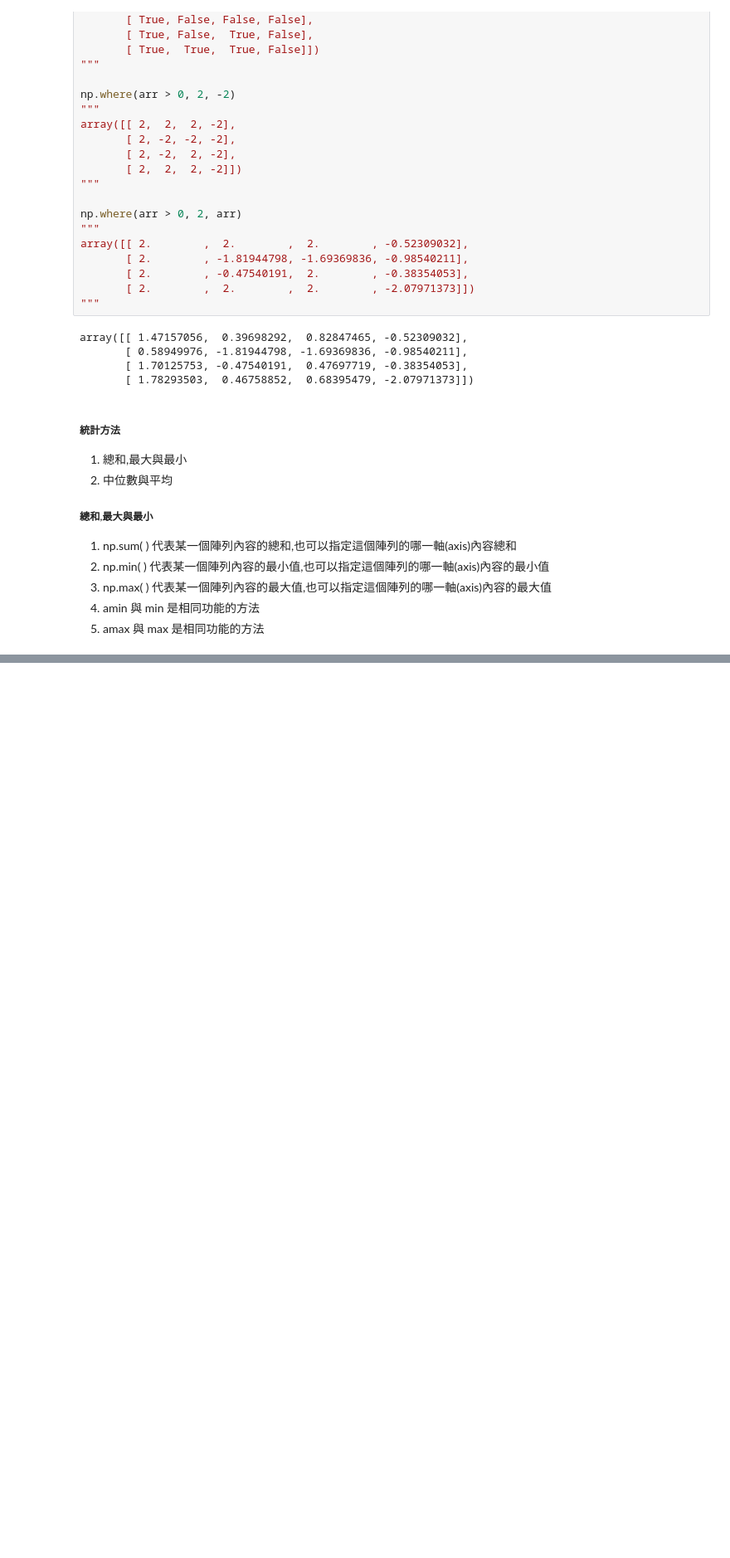
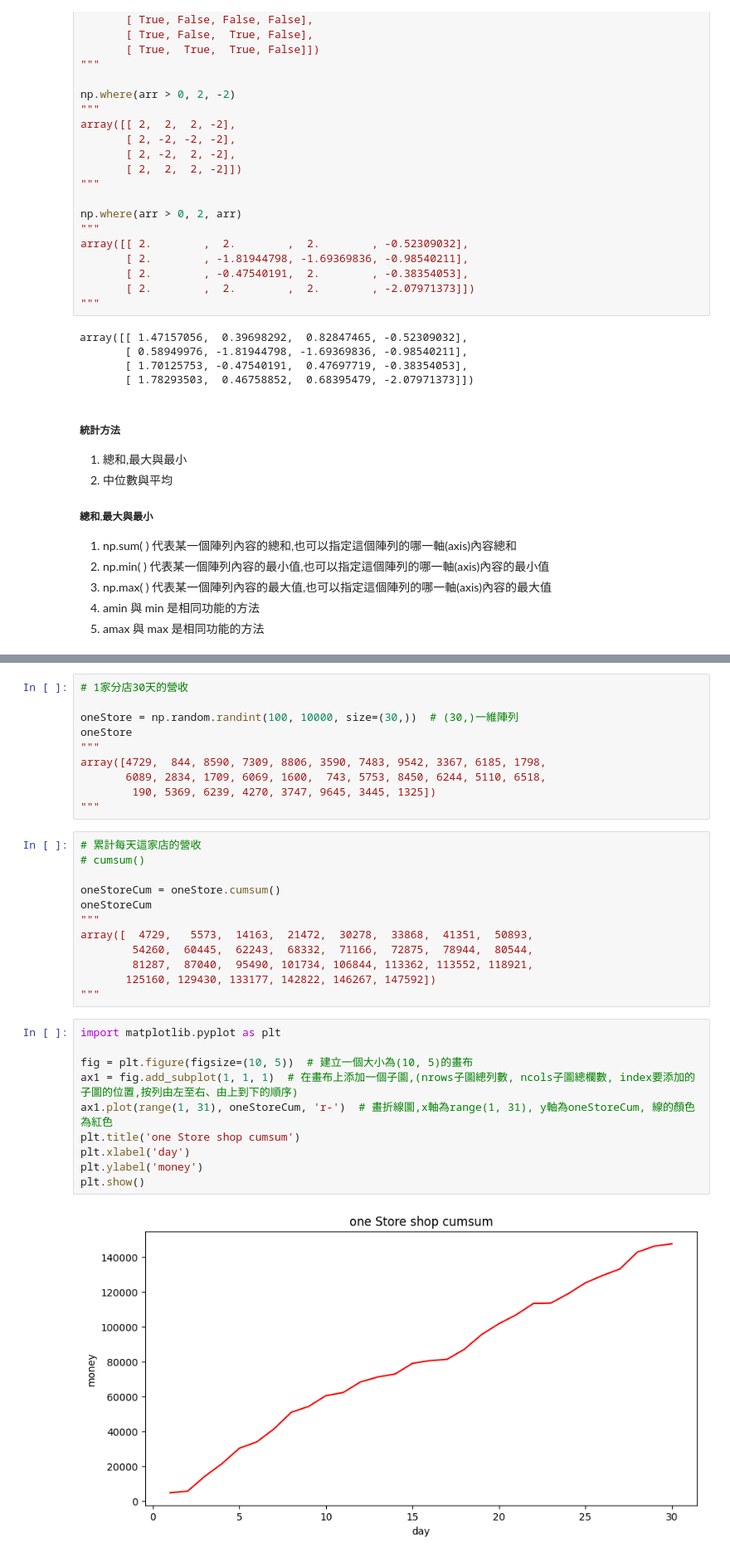
Before and after one commit to xuanlll17/11209_python, a Jupyter notebook: numpy/numpy.ipynb, the cells around one changed output, grey strips where cells are left out. Shown at 83% size. Drawn from its saved outputs; the diff is of its cells as text; blank space fills up the shorter version.

```diff
--- a/numpy/numpy.ipynb
+++ b/numpy/numpy.ipynb
@@ -1790,0 +1903,34 @@ array([[ 1.47157056,  0.39698292,  0.82847465, -0.52309032],
+# %%
+# 1家分店30天的營收
+
+oneStore = np.random.randint(100, 10000, size=(30,))  # (30,)一維陣列
+oneStore
+"""
+array([4729,  844, 8590, 7309, 8806, 3590, 7483, 9542, 3367, 6185, 1798,
+       6089, 2834, 1709, 6069, 1600,  743, 5753, 8450, 6244, 5110, 6518,
+        190, 5369, 6239, 4270, 3747, 9645, 3445, 1325])
+"""
+# %%
+# 累計每天這家店的營收
+# cumsum()
+
+oneStoreCum = oneStore.cumsum()
+oneStoreCum
+"""
+array([  4729,   5573,  14163,  21472,  30278,  33868,  41351,  50893,
+        54260,  60445,  62243,  68332,  71166,  72875,  78944,  80544,
+        81287,  87040,  95490, 101734, 106844, 113362, 113552, 118921,
+       125160, 129430, 133177, 142822, 146267, 147592])
+"""
+# %%
+import matplotlib.pyplot as plt
+
+fig = plt.figure(figsize=(10, 5))  # 建立一個大小為(10, 5)的畫布
+ax1 = fig.add_subplot(1, 1, 1)  # 在畫布上添加一個子圖,(nrows子圖總列數, ncols子圖總欄數, index要添加的子圖的位置,按列由左至右、由上到下的順序)
+ax1.plot(range(1, 31), oneStoreCum, 'r-')  # 畫折線圖,x軸為range(1, 31), y軸為oneStoreCum, 線的顏色為紅色
+plt.title('one Store shop cumsum')
+plt.xlabel('day')
+plt.ylabel('money')
+plt.show()
+# %% [output]
+[figure, added]
```
Also changed, not shown: parts of 16 cells of this notebook.
